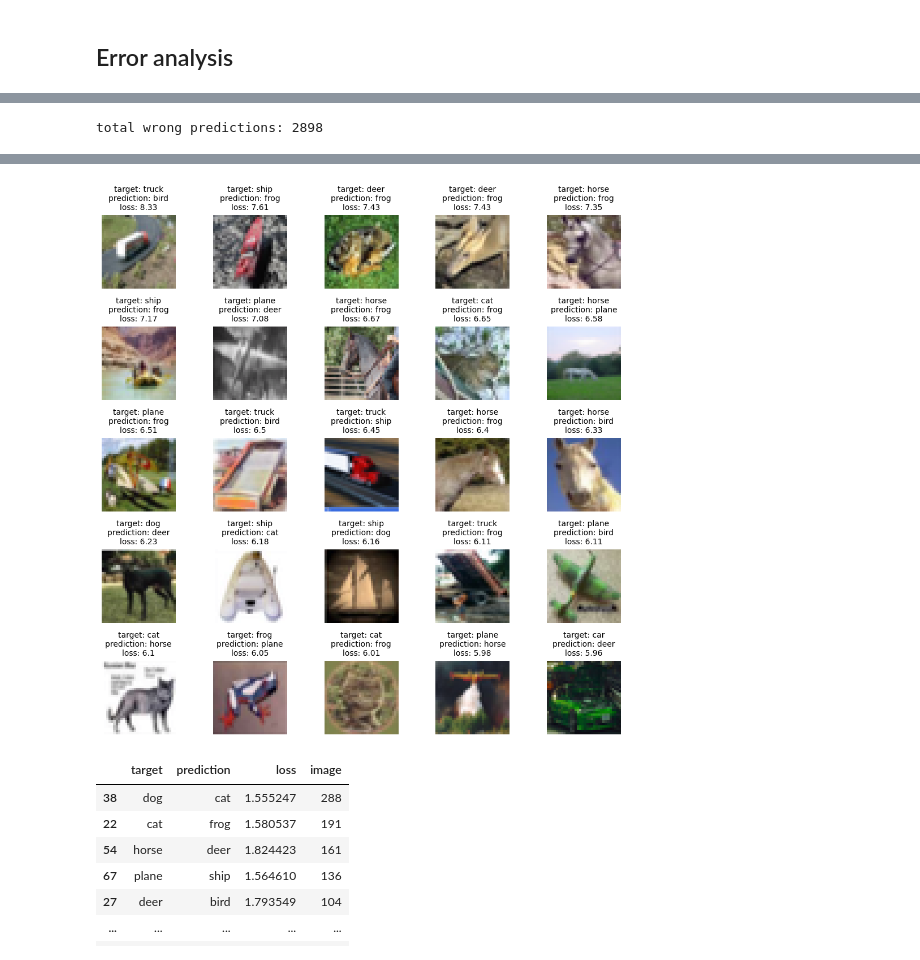
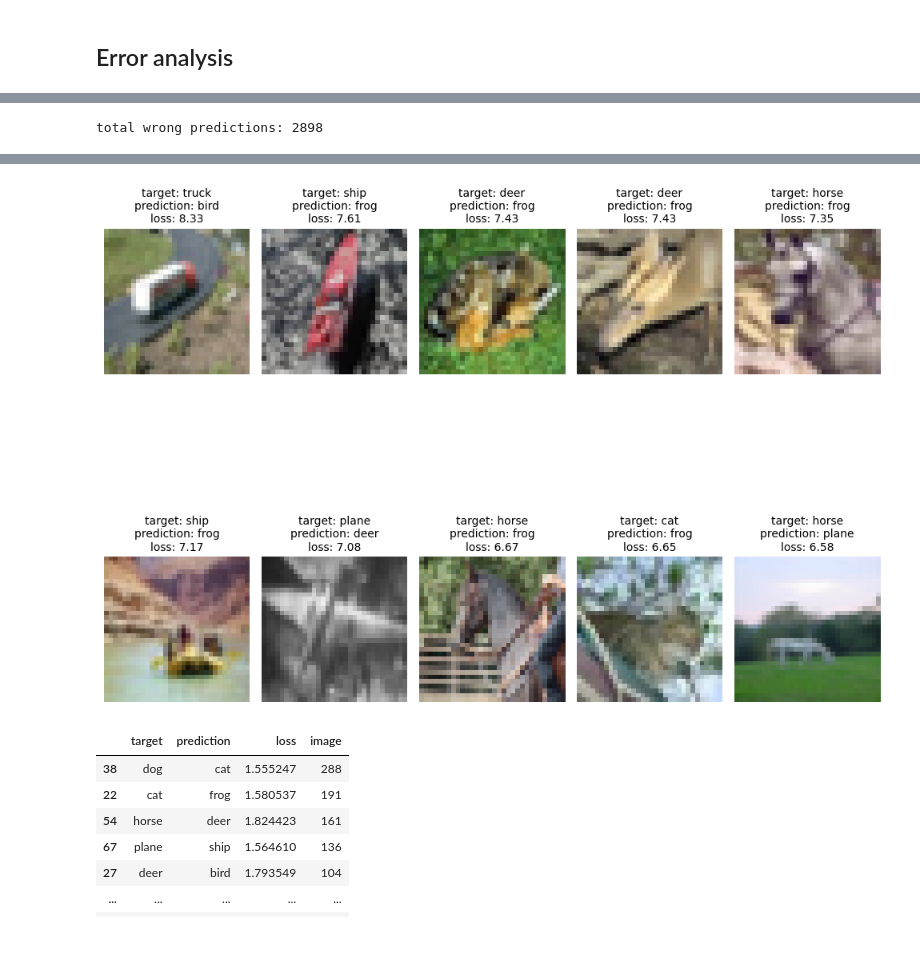
Before and after one commit to sayanbanerjee32/TSAI_ERAv2_S8, a Jupyter notebook: S8_BN_SayanBanerjee.ipynb, the cells around one changed output, grey strips where cells are left out. Cells and saved outputs as stored; diff of their text form; code cells hidden in the pictures.

Commit message:
2x5 test image

```diff
--- a/S8_BN_SayanBanerjee.ipynb
+++ b/S8_BN_SayanBanerjee.ipynb
@@ -509,6 +509,6 @@ plot_accuracy_losses(train_losses, train_acc, test_losses, test_acc, num_epochs)
 ## Error analysis
 # %%
 incr_groups_df = plot_top_loss(model, device, test_loader, criterion,
-                               label_names = class_labels, img_rows=5, img_cols = 5)
+                               label_names = class_labels, img_rows=2, img_cols = 5)
 # %% [output]
 WARNING:matplotlib.image:Clipping input data to the valid range for imshow with RGB data ([0..1] for floats or [0..255] for integers).
@@ -527,4 +518,4 @@ WARNING:matplotlib.image:Clipping input data to the valid range for imshow with
-[figure, old version]
+[figure, new version]
 # %%
 incr_groups_df.loc[incr_groups_df.image > 1]
 # %% [output]
```
Also changed, not shown: parts of 1 cell of this notebook.
